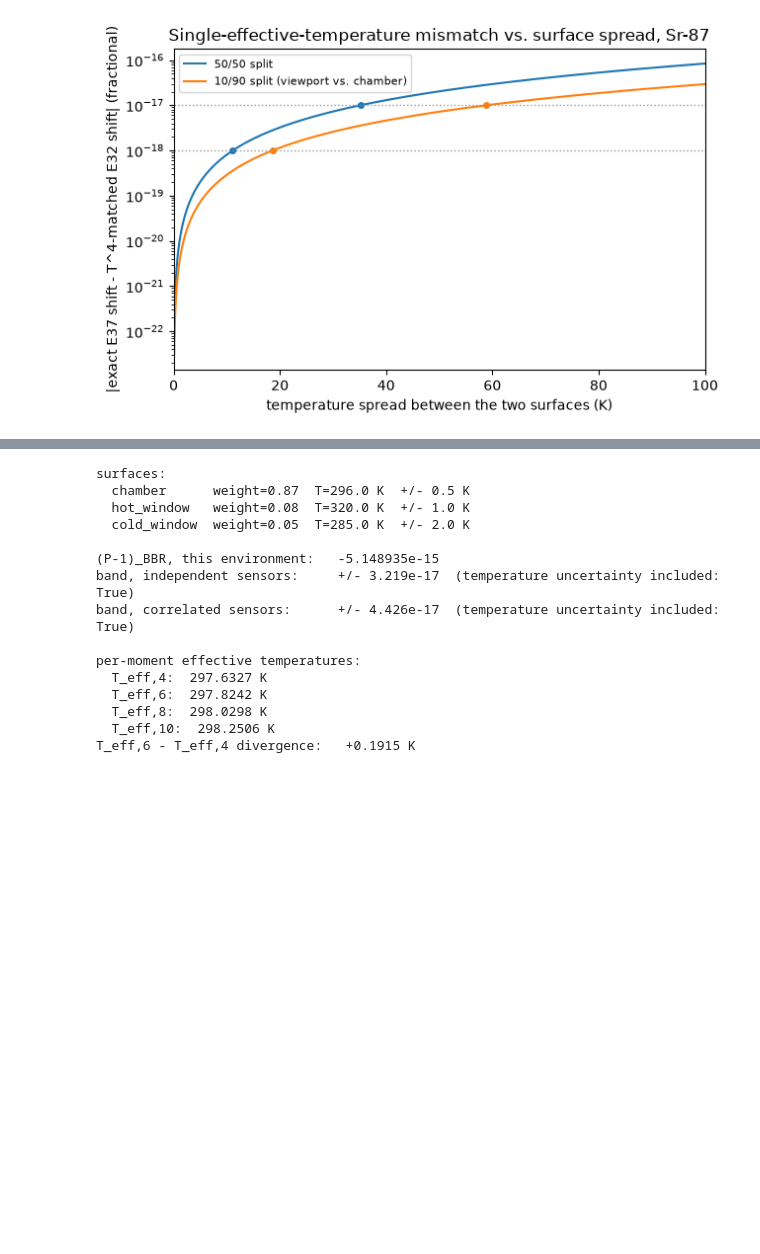
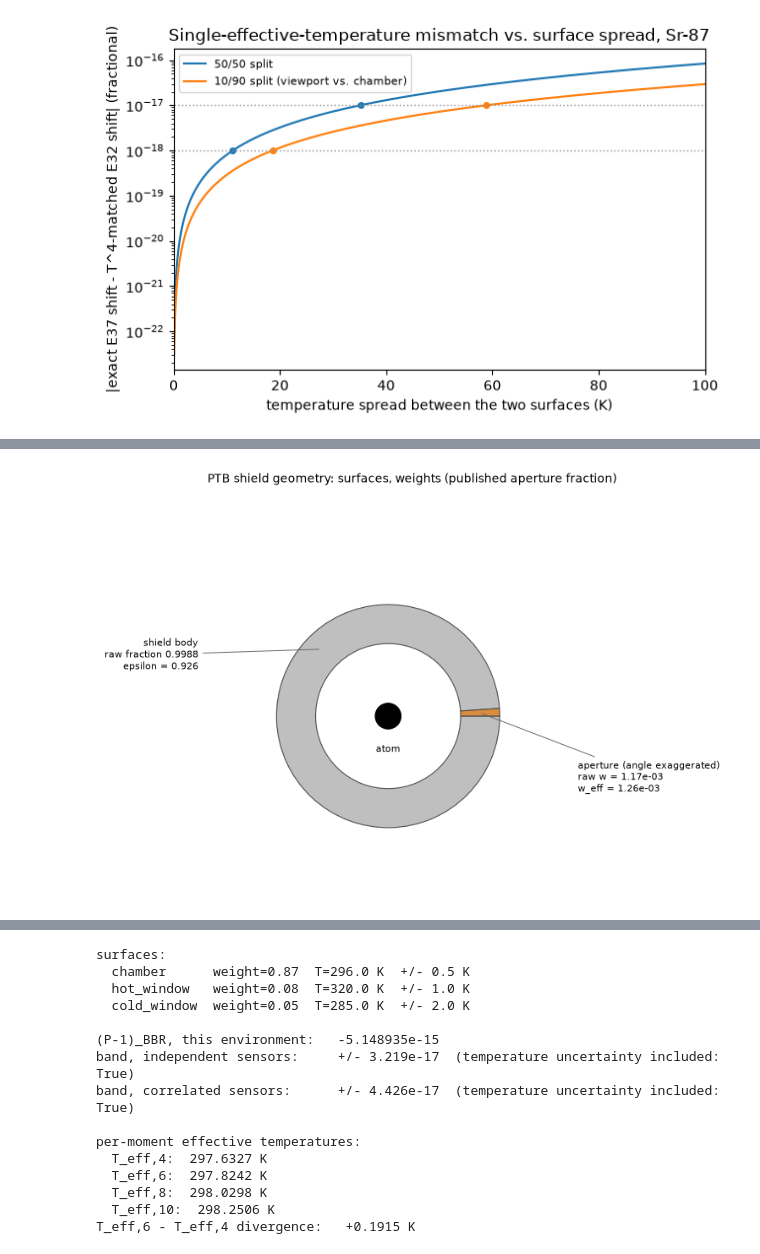
Before and after one commit to velar-mbr/CliffordClock, a Jupyter notebook: notebooks/12_thermal_environment.ipynb, the cells around one changed output, grey strips where cells are left out. Cells and saved outputs as stored; diff of their text form; code cells hidden in the pictures; blank space fills up the shorter version.

```diff
--- a/notebooks/12_thermal_environment.ipynb
+++ b/notebooks/12_thermal_environment.ipynb
@@ -232,0 +310,75 @@ PTB's actual cryogenic-shield aperture       0.001170     0.926     0.0012633807
+# %%
+def ptb_shield_schematic(ax, w_raw, epsilon, w_eff):
+    """Cross-section schematic of PTB's shield-and-aperture geometry (Nosske
+    et al., arXiv:2507.14030): a reflective shield body at raw fraction
+    `1 - w_raw` and interior emissivity `epsilon`, pierced by one aperture at
+    its published raw fraction `w_raw`. The aperture's reflection-corrected
+    effective fraction `w_eff` is annotated, not drawn as a second angle,
+    since it is a property of the radiation reaching the atom, not of the
+    raw geometry."""
+    aperture_span = max(w_raw * 360.0, 4.0)
+    ax.add_patch(
+        mpatches.Wedge(
+            (0, 0),
+            1.0,
+            aperture_span,
+            360.0,
+            width=0.35,
+            facecolor="0.75",
+            edgecolor="0.3",
+            linewidth=0.8,
+        )
+    )
+    ax.add_patch(
+        mpatches.Wedge(
+            (0, 0),
+            1.0,
+            0.0,
+            aperture_span,
+            width=0.35,
+            facecolor="#d98c3d",
+            edgecolor="0.3",
+            linewidth=0.8,
+        )
+    )
+    ax.add_patch(mpatches.Circle((0, 0), 0.12, facecolor="black", zorder=5))
+    ax.annotate("atom", xy=(0, 0), xytext=(0, -0.32), ha="center", fontsize=8)
+    ax.annotate(
+        f"shield body\nraw fraction {1 - w_raw:.4f}\nepsilon = {epsilon:.3f}",
+        xy=(-0.6, 0.6),
+        xytext=(-1.7, 0.55),
+        ha="right",
+        va="center",
+        fontsize=8,
+        arrowprops=dict(arrowstyle="-", color="0.4", lw=0.7),
+    )
+    mid = math.radians(aperture_span / 2.0)
+    ax.annotate(
+        f"aperture (angle exaggerated)\nraw w = {w_raw:.2e}\nw_eff = {w_eff:.2e}",
+        xy=(0.825 * math.cos(mid), 0.825 * math.sin(mid)),
+        xytext=(1.7, -0.55),
+        ha="left",
+        va="center",
+        fontsize=8,
+        arrowprops=dict(arrowstyle="-", color="0.4", lw=0.7),
+    )
+    ax.set_xlim(-2.0, 2.0)
+    ax.set_ylim(-1.6, 1.6)
+    ax.set_aspect("equal")
+    ax.axis("off")
+
+
+ptb_w_raw, ptb_epsilon = PTB_POINTS[1][1], PTB_POINTS[1][2]
+ptb_w_eff = engine_effective_weight(ptb_w_raw, ptb_epsilon)
+
+fig, ax = plt.subplots(figsize=(7.2, 5.4))
+ptb_shield_schematic(ax, ptb_w_raw, ptb_epsilon, ptb_w_eff)
+fig.suptitle(
+    "PTB shield geometry: surfaces, weights (published aperture fraction)",
+    fontsize=10,
+    y=0.97,
+)
+fig.tight_layout(rect=(0, 0, 1, 0.93))
+plt.show()
+# %% [output]
+[figure, added]
```
Also changed, not shown: parts of 20 cells of this notebook, 3 other files.
